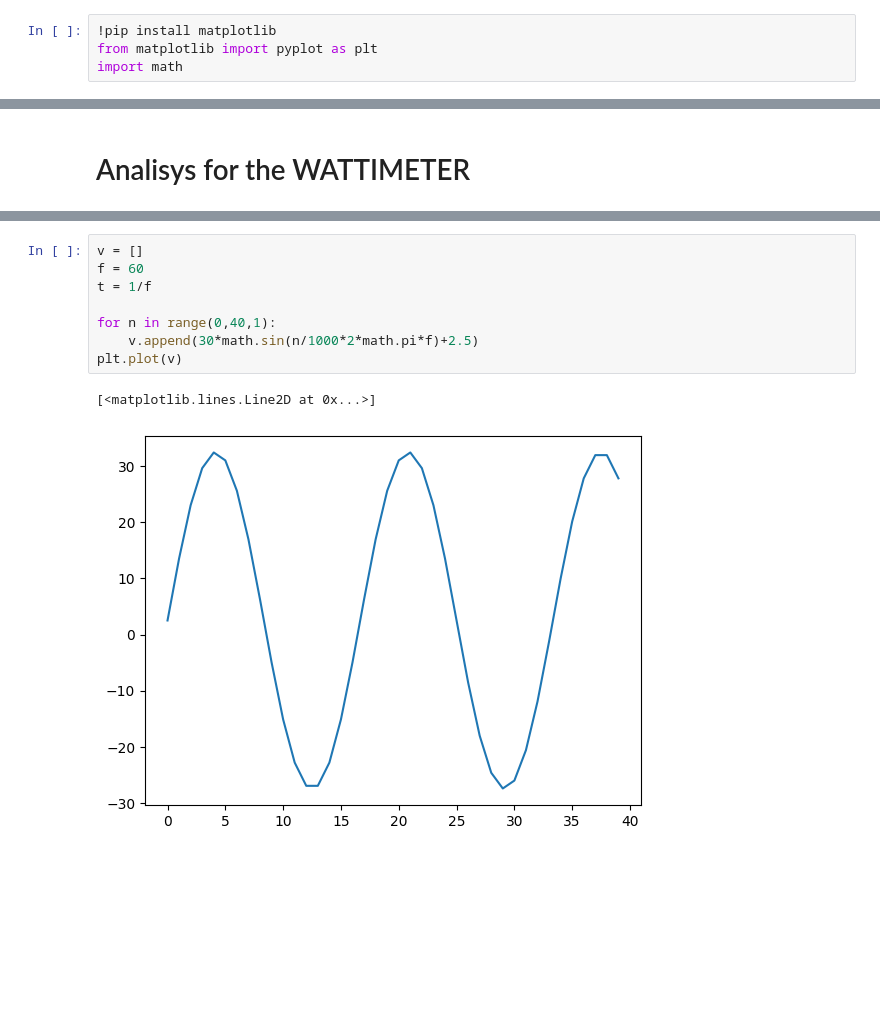
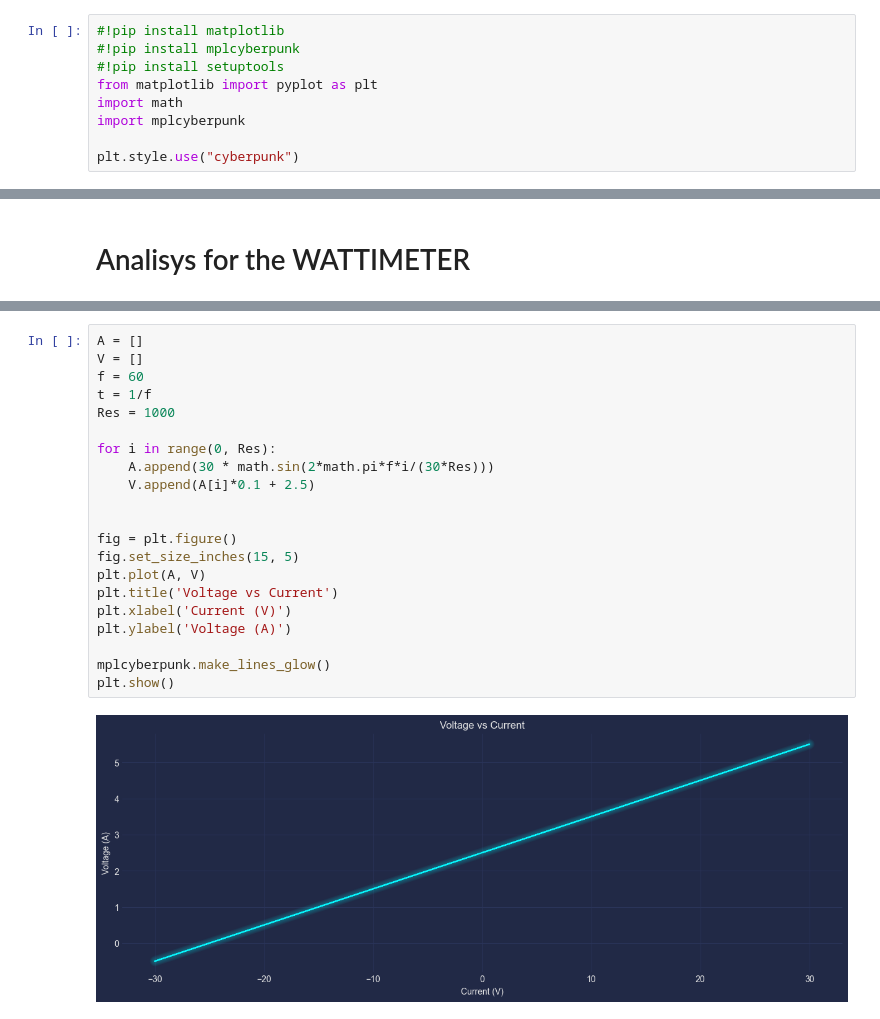
Before and after one commit to Gedankenn/esp32_wattimeter, a Jupyter notebook: wattimeter.ipynb, the cells around one changed output, grey strips where cells are left out. Drawn from its saved outputs; the diff is of its cells as text; blank space fills up the shorter version.

```diff
--- a/wattimeter.ipynb
+++ b/wattimeter.ipynb
@@ -1,4 +1,9 @@
 # %%
-!pip install matplotlib
+#!pip install matplotlib
+#!pip install mplcyberpunk
+#!pip install setuptools
 from matplotlib import pyplot as plt
 import math
+import mplcyberpunk
+
+plt.style.use("cyberpunk")
@@ -57,13 +44,25 @@ $$
 V = A*0.1 + 2.5
 $$
 # %%
-v = []
+A = []
+V = []
 f = 60
 t = 1/f
+Res = 1000
 
-for n in range(0,40,1):
-    v.append(30*math.sin(n/1000*2*math.pi*f)+2.5)
-plt.plot(v)
+for i in range(0, Res):
+    A.append(30 * math.sin(2*math.pi*f*i/(30*Res)))
+    V.append(A[i]*0.1 + 2.5)
+
+
+fig = plt.figure()
+fig.set_size_inches(15, 5)
+plt.plot(A, V)
+plt.title('Voltage vs Current')
+plt.xlabel('Current (V)')
+plt.ylabel('Voltage (A)')
+
+mplcyberpunk.make_lines_glow()
+plt.show()
 # %% [output]
-[<matplotlib.lines.Line2D at 0x...>]
-[figure, old version]
+[figure, new version]
```
Also changed, not shown: parts of 2 cells of this notebook, 1 other file.
